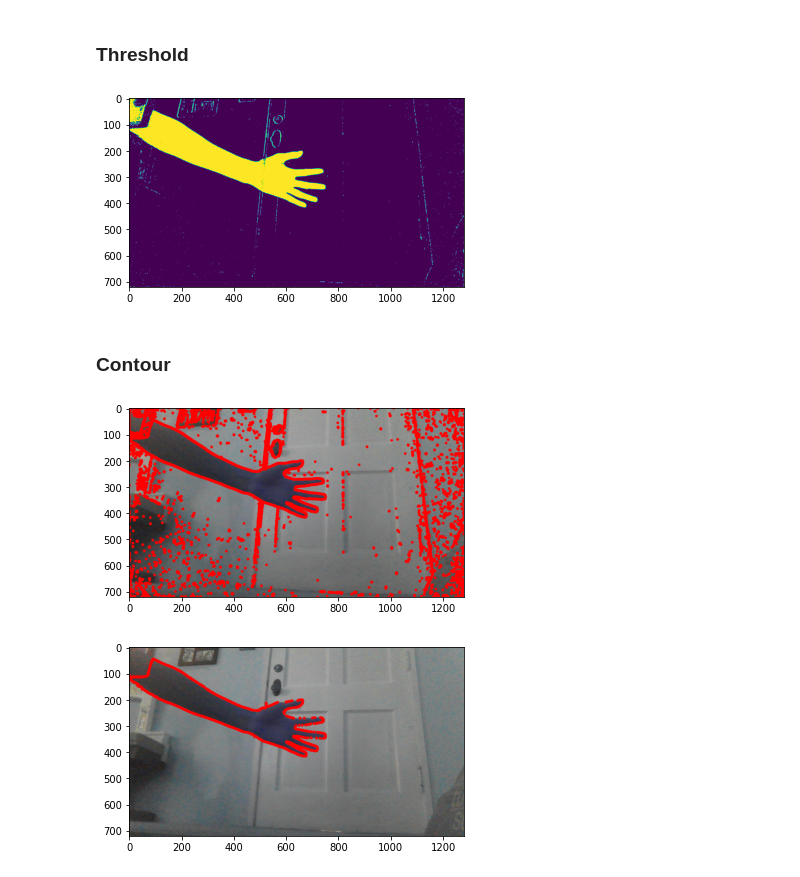
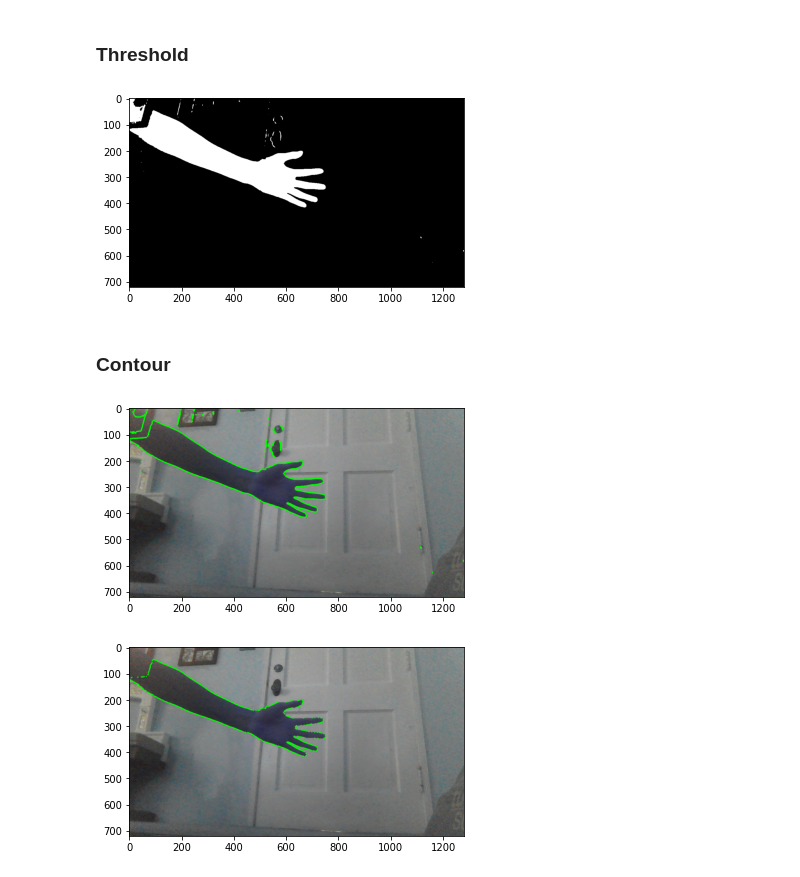
Before and after one commit to roostingcat/gesture_recog, a Jupyter notebook: dummy.ipynb, the cells around one changed output. Cells and saved outputs as stored; diff of their text form; code cells hidden in the pictures.

```diff
--- a/dummy.ipynb
+++ b/dummy.ipynb
@@ -20,0 +9,17 @@ plt.show()
+# %%
+background = cv2.imread("images/no_hand.jpg")
+foreground = cv2.imread("images/yes_hand.jpg")
+
+# turn to garyscale because color isn't important for this
+gray_back = cv2.cvtColor(background, cv2.COLOR_BGR2GRAY)
+gray_fore = cv2.cvtColor(foreground, cv2.COLOR_BGR2GRAY)
+
+# blur to smooth things out
+gray_back = cv2.GaussianBlur(gray_back, (7, 7), 0)
+gray_fore  = cv2.GaussianBlur(gray_fore, (7, 7), 0)
+
+plt.imshow(gray_back, cmap='gray')
+plt.show()
+
+plt.imshow(gray_fore, cmap='gray')
+plt.show()
@@ -45,12 +53,12 @@ plt.show()
 ### Background Subtraction
 # %%
 # calculate the difference between background and foreground
-diff = cv2.absdiff(background, foreground)
+diff = cv2.absdiff(gray_back, gray_fore)
 print(diff[:5,:5,])
-plt.imshow(diff)
+plt.imshow(diff, cmap='gray')
 plt.show()
 
-manual_diff = abs(background - foreground) # different because cv2.absdiff performs saturation
-plt.imshow(manual_diff)
+manual_diff = abs(gray_back - gray_fore) # different because cv2.absdiff performs saturation
+plt.imshow(manual_diff, cmap='gray')
 plt.show()
 # %% [output]
@@ -76,35 +72,33 @@ plt.show()
 # %% [markdown]
 ### Threshold
 # %%
-threshold = cv2.threshold(diff, 25, maxval=255, type=cv2.THRESH_BINARY)[1] # this returns a tuple (threshold, thresholded image)
+threshold = cv2.threshold(diff, 27, maxval=255, type=cv2.THRESH_BINARY)[1] # this returns a tuple (threshold, thresholded image)
 
-# changes image to black and white
-threshold = cv2.cvtColor(threshold, cv2.COLOR_BGR2GRAY)
-plt.imshow(threshold)
+plt.imshow(threshold, cmap='gray')
 plt.show()
 # %% [output]
-[figure, old version]
+[figure, new version]
 # %% [markdown]
 ### Contour
 # %%
 # find contours from our threshold image
 # contours is a list of contours, but we don't want all the contours, we just want the biggest because we assume that's the hand.
-contours = cv2.findContours(threshold, cv2.RETR_EXTERNAL, cv2.CHAIN_APPROX_SIMPLE)[0] # returns the tuple (contours, hierarchy)
+contours, hierarchy = cv2.findContours(threshold, cv2.RETR_EXTERNAL, cv2.CHAIN_APPROX_SIMPLE) # returns the tuple (contours, hierarchy)
 
 # retrieves largest contour from contours
 biggest_contour = max(contours, key=cv2.contourArea)
 
 # draw all contours
 f_cpy = foreground.copy()
-cv2.drawContours(f_cpy, contours, -1, (255,0,0), 10) # we draw the contours on a copy of the foreground image
+cv2.drawContours(f_cpy, contours, -1, (0,255,0), 4) # we draw the contours on a copy of the foreground image
 plt.imshow(f_cpy)
 plt.show()
 
 # draw the biggest contour
 f_cpy = foreground.copy()
-cv2.drawContours(f_cpy, biggest_contour, -1, (255,0,0), 10)  # we draw the contours on a copy of the foreground image
+cv2.drawContours(f_cpy, biggest_contour, -1, (0,255,0), 4)  # we draw the contours on a copy of the foreground image
 plt.imshow(f_cpy)
 plt.show()
 # %% [output]
-[figure, old version]
+[figure, new version]
-[figure, old version]
+[figure, new version]
```
Also changed, not shown: parts of 15 cells of this notebook.
